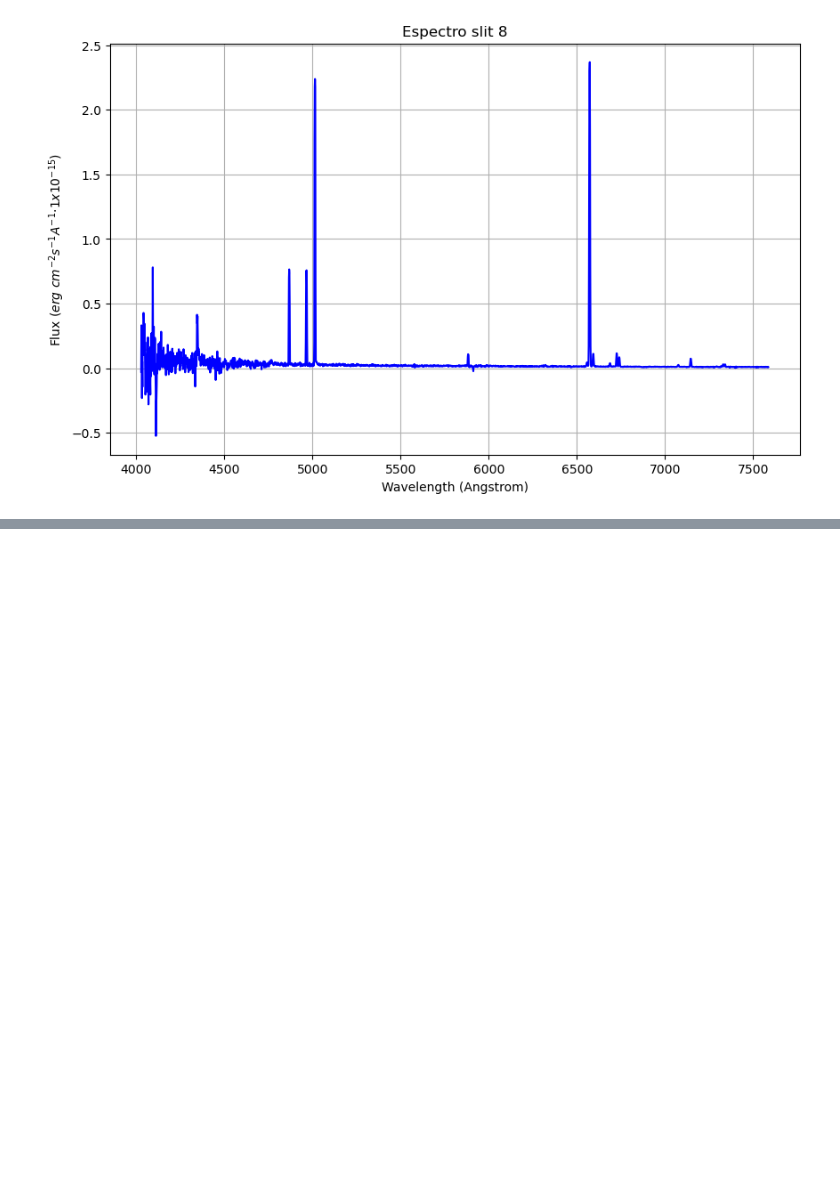
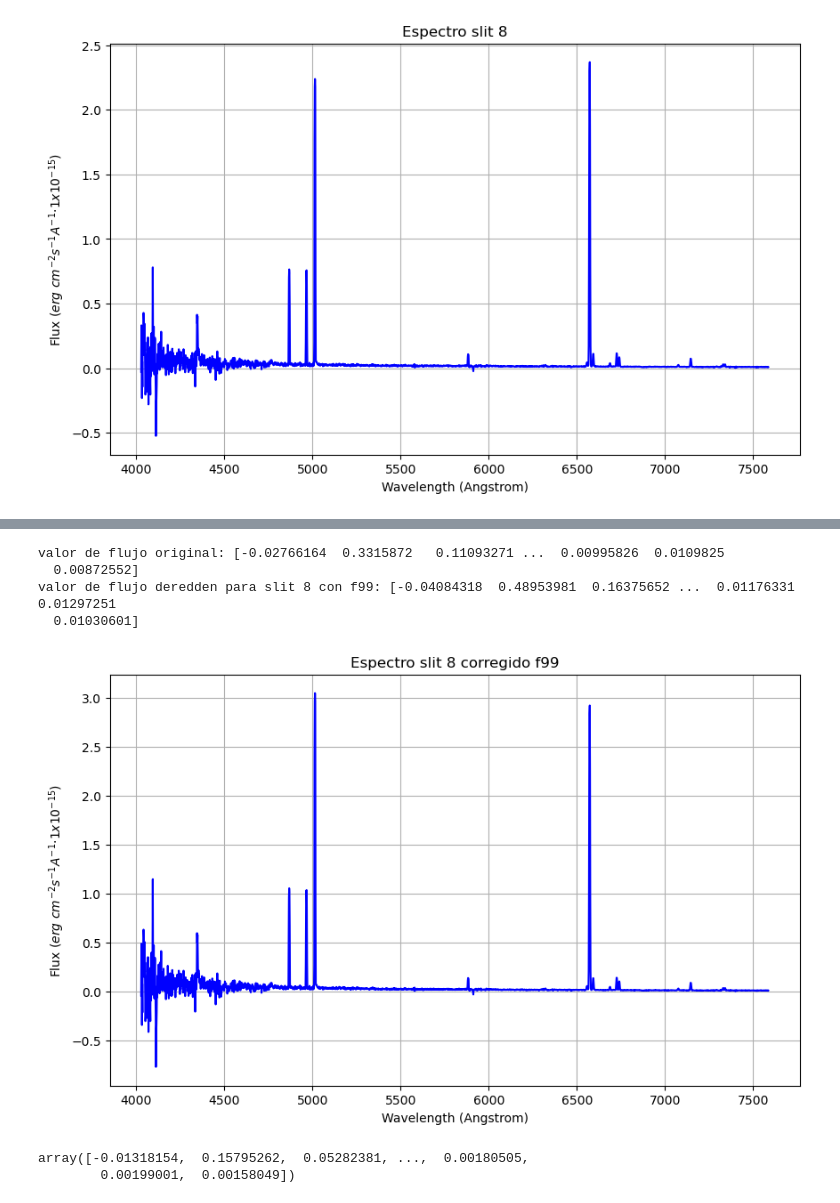
Before and after one commit to blnblnbln/TESIS, a Jupyter notebook: mask2/codes_mask2/ext_fits.ipynb, the cells around one changed output, grey strips where cells are left out. Drawn from its saved outputs; the diff is of its cells as text; code cells hidden in the pictures; blank space fills up the shorter version.

```diff
--- a/mask2/codes_mask2/ext_fits.ipynb
+++ b/mask2/codes_mask2/ext_fits.ipynb
@@ -172,0 +173,30 @@ print(f' extinción en magnitudes para slit 8 con f99: {wave8_f99}') #array of e
+# %%
+from extinction import ccm89, fm07, fitzpatrick99, remove
+
+print(f'valor de flujo original: {flux8}')
+
+# "deredden" flux by A_V = 0.299 with fitzpatrick99
+flux8_f99 = remove(fitzpatrick99(wave8, 0.299, 3.1), flux8)
+print(f'valor de flujo deredden para slit 8 con f99: {flux8_f99}')
+# %% [output]
+valor de flujo original: [-0.02766164  0.3315872   0.11093271 ...  0.00995826  0.0109825
+  0.00872552]
+valor de flujo deredden para slit 8 con f99: [-0.04084318  0.48953981  0.16375652 ...  0.01176331  0.01297251
+  0.01030601]
+# %%
+%matplotlib inline
+plt.figure(figsize=(10, 6))
+plt.plot(wave8, flux8_f99, linestyle='-', color='b')
+plt.xlabel('Wavelength (Angstrom)')
+plt.ylabel('Flux $(erg\ cm^{-2} s^{-1} A^{-1} · 1x 10^{-15})$')
+plt.title('Espectro slit 8 corregido f99')
+plt.grid(True)
+plt.show()
+# %% [output]
+[figure, added]
+# %%
+resta8_f99 = flux8_f99 - flux8
+resta8_f99
+# %% [output]
+array([-0.01318154,  0.15795262,  0.05282381, ...,  0.00180505,
+        0.00199001,  0.00158049])
```
Also changed, not shown: parts of 13 cells of this notebook.
